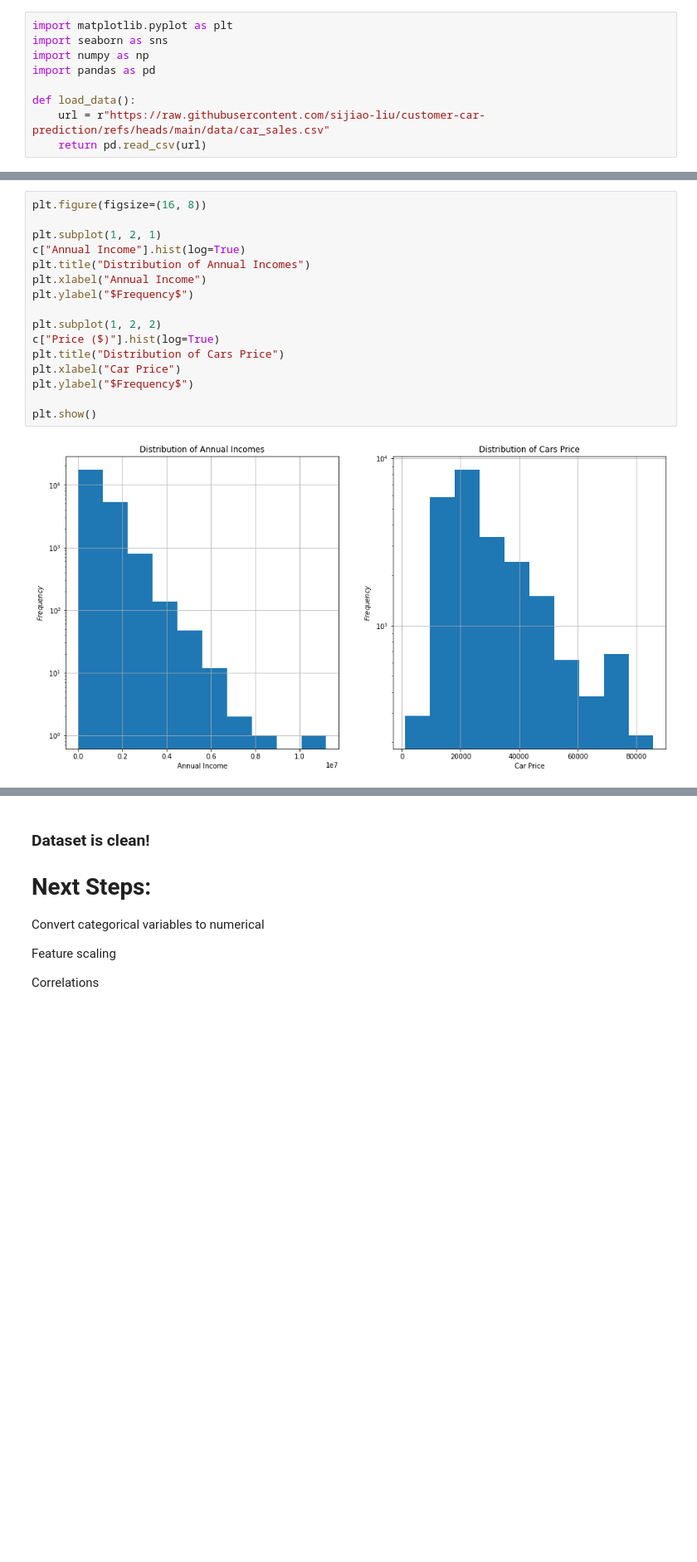
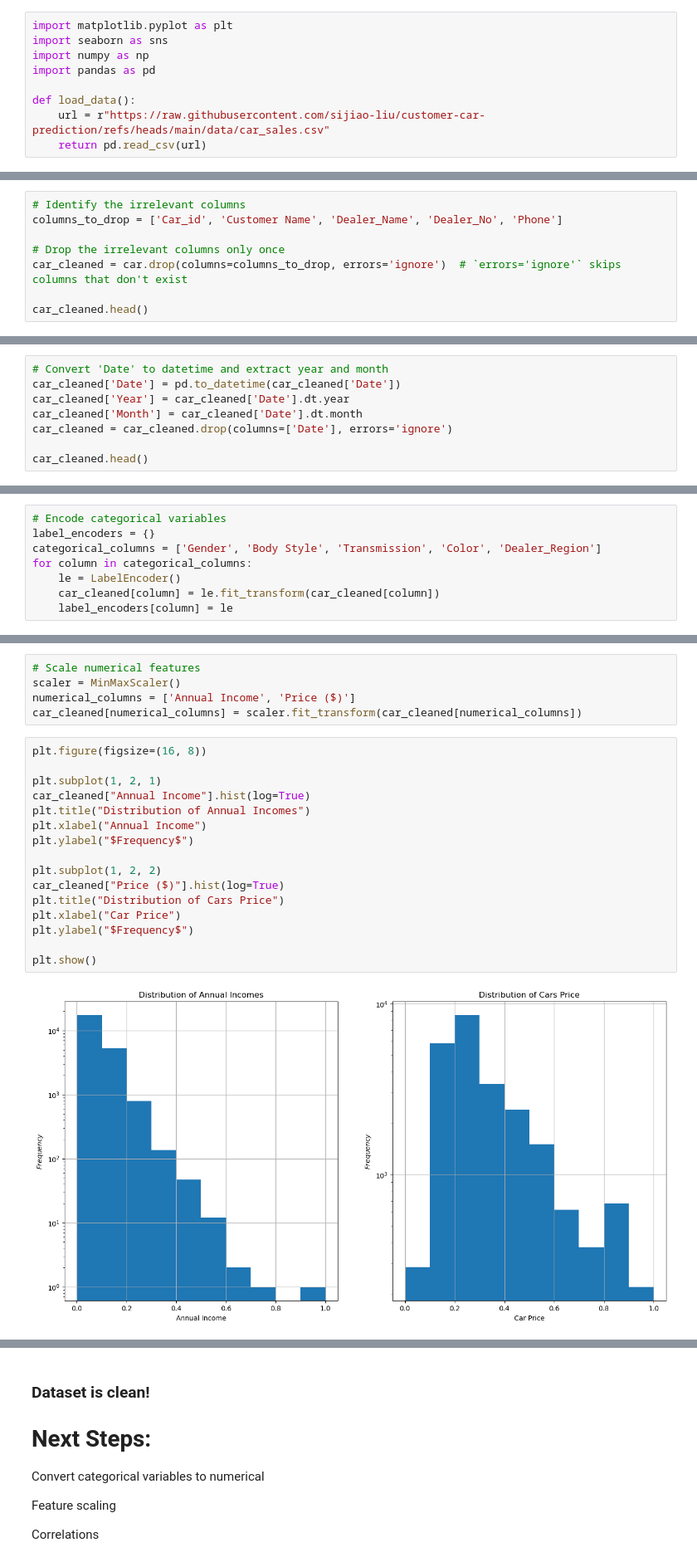
Before and after one commit to sijiao-liu/customer-car-prediction, a Jupyter notebook: code/data processing.ipynb, the cells around one changed output, grey strips where cells are left out. Shown at 83% size. Cells and saved outputs as stored; diff of their text form; blank space fills up the shorter version.

```diff
--- a/code/data processing.ipynb
+++ b/code/data processing.ipynb
@@ -101,0 +297,8 @@ dtype: int64
+# %%
+# Identify the irrelevant columns
+columns_to_drop = ['Car_id', 'Customer Name', 'Dealer_Name', 'Dealer_No', 'Phone']
+
+# Drop the irrelevant columns only once
+car_cleaned = car.drop(columns=columns_to_drop, errors='ignore')  # `errors='ignore'` skips columns that don't exist
+
+car_cleaned.head()
@@ -101,0 +315,8 @@ dtype: int64
+# %%
+# Convert 'Date' to datetime and extract year and month
+car_cleaned['Date'] = pd.to_datetime(car_cleaned['Date'])
+car_cleaned['Year'] = car_cleaned['Date'].dt.year
+car_cleaned['Month'] = car_cleaned['Date'].dt.month
+car_cleaned = car_cleaned.drop(columns=['Date'], errors='ignore')
+
+car_cleaned.head()
@@ -101,0 +334,8 @@ dtype: int64
+# %%
+# Encode categorical variables
+label_encoders = {}
+categorical_columns = ['Gender', 'Body Style', 'Transmission', 'Color', 'Dealer_Region']
+for column in categorical_columns:
+    le = LabelEncoder()
+    car_cleaned[column] = le.fit_transform(car_cleaned[column])
+    label_encoders[column] = le
@@ -102,18 +345,23 @@ dtype: int64
+# %%
+# Scale numerical features
+scaler = MinMaxScaler()
+numerical_columns = ['Annual Income', 'Price ($)']
+car_cleaned[numerical_columns] = scaler.fit_transform(car_cleaned[numerical_columns])
 # %%
 plt.figure(figsize=(16, 8))
 
 plt.subplot(1, 2, 1)
-c["Annual Income"].hist(log=True)
+car_cleaned["Annual Income"].hist(log=True)
 plt.title("Distribution of Annual Incomes")
 plt.xlabel("Annual Income")
 plt.ylabel("$Frequency$")
 
 plt.subplot(1, 2, 2)
-c["Price ($)"].hist(log=True)
+car_cleaned["Price ($)"].hist(log=True)
 plt.title("Distribution of Cars Price")
 plt.xlabel("Car Price")
 plt.ylabel("$Frequency$")
 
 plt.show()
 # %% [output]
-[figure, old version]
+[figure, new version]
```
Also changed, not shown: parts of 30 cells of this notebook, 9 other files.
